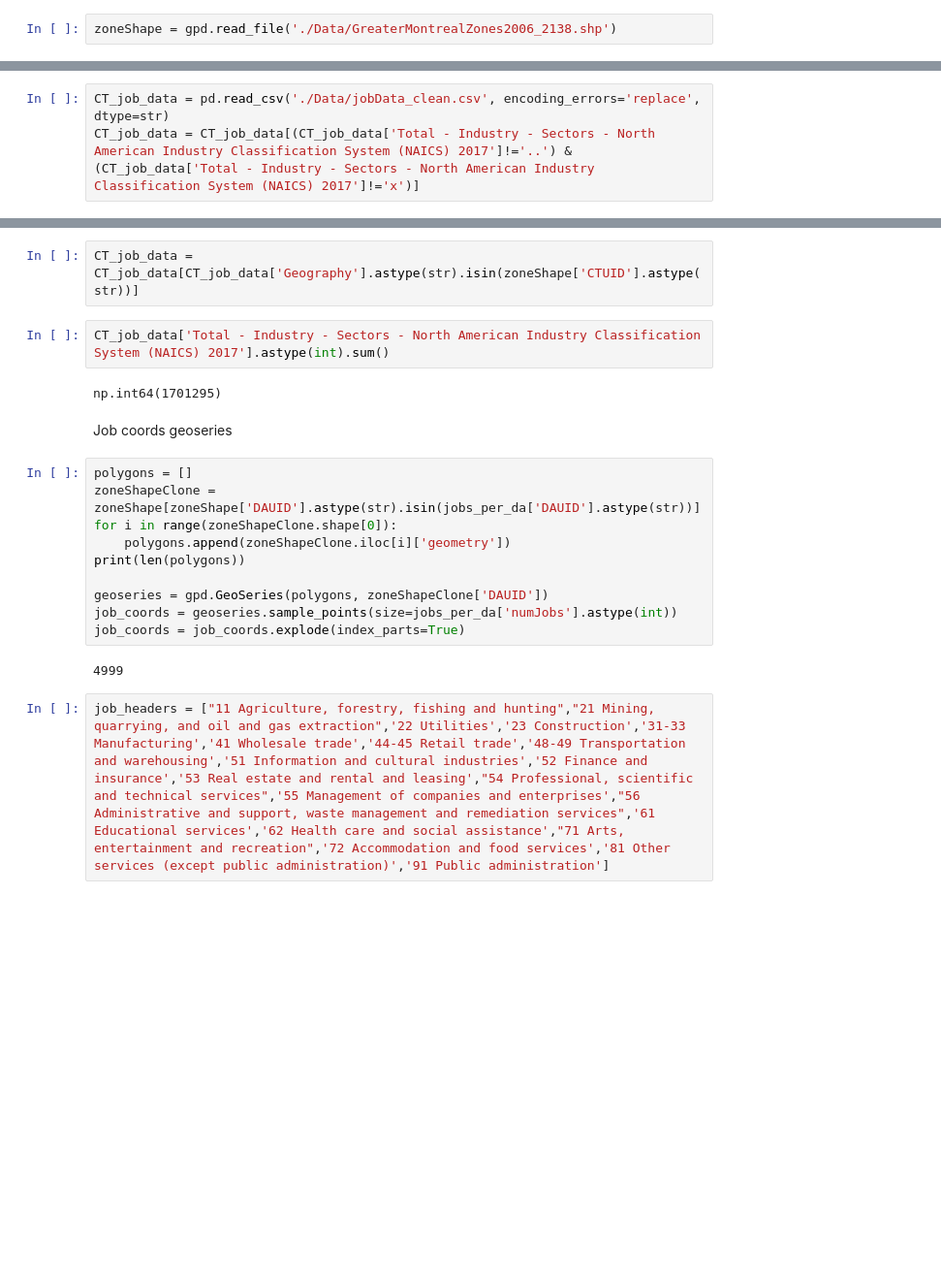
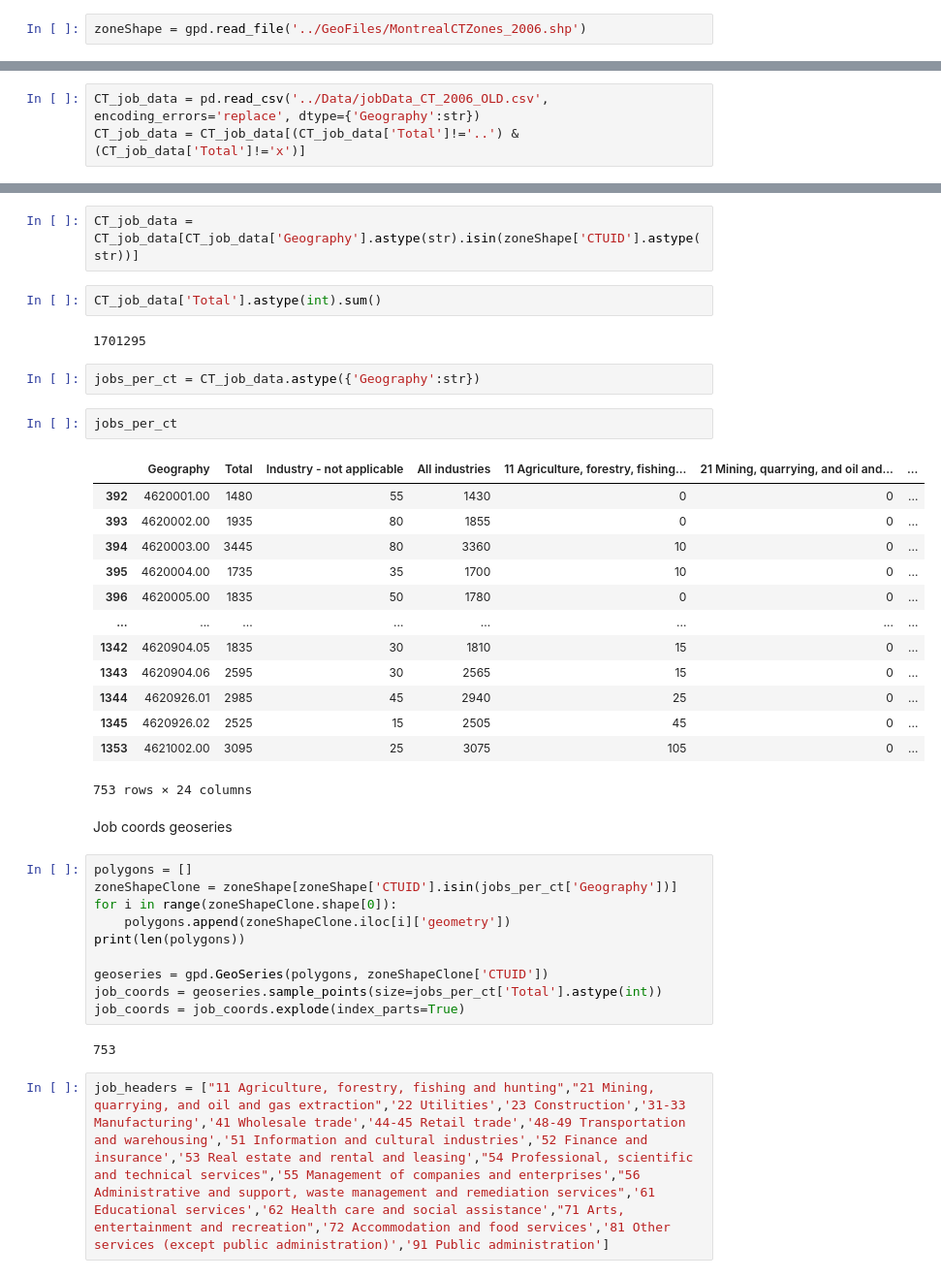
Before and after one commit to Poodleduff4/PopulationSynthesis, a Jupyter notebook: src/synthesize.ipynb, the cells around one changed output, grey strips where cells are left out. Shown: that part at 97% size. Saved outputs shown, nothing was run; the diff lists cells and outputs as text; blank space fills up the shorter version.

```diff
--- a/src/synthesize.ipynb
+++ b/src/synthesize.ipynb
@@ -123,5 +150,5 @@ dwelling_counts = pd.read_csv('./Data/DwellingTypesByZone2006.csv')
 # %%
-zoneShape = gpd.read_file('./Data/GreaterMontrealZones2006_2138.shp')
+zoneShape = gpd.read_file('../GeoFiles/MontrealCTZones_2006.shp')
 # %%
 dwelling_counts = dwelling_counts[dwelling_counts['Geography'].astype(str).isin(zoneShape['CTUID'].astype(str))]
 dwelling_counts = dwelling_counts.reset_index(drop=True)
@@ -279,5 +324,5 @@ tmpJobData.to_csv('./jobData_clean.csv', index=False)
 # %% [markdown]
 READ CLEAN FILE BY CT ZONE AND FILTER
 # %%
-CT_job_data = pd.read_csv('./Data/jobData_clean.csv', encoding_errors='replace', dtype=str)
-CT_job_data = CT_job_data[(CT_job_data['Total - Industry - Sectors - North American Industry Classification System (NAICS) 2017']!='..') & (CT_job_data['Total - Industry - Sectors - North American Industry Classification System (NAICS) 2017']!='x')]
+CT_job_data = pd.read_csv('../Data/jobData_CT_2006_OLD.csv', encoding_errors='replace', dtype={'Geography':str})
+CT_job_data = CT_job_data[(CT_job_data['Total']!='..') & (CT_job_data['Total']!='x')]
@@ -286,23 +335,41 @@ only jobs in interested zones
 # %%
 CT_job_data = CT_job_data[CT_job_data['Geography'].astype(str).isin(zoneShape['CTUID'].astype(str))]
 # %%
-CT_job_data['Total - Industry - Sectors - North American Industry Classification System (NAICS) 2017'].astype(int).sum()
+CT_job_data['Total'].astype(int).sum()
 # %% [output]
-np.int64(1701295)
+1701295
+# %%
+jobs_per_ct = CT_job_data.astype({'Geography':str})
+# %%
+jobs_per_ct
+# %% [output]
+|  | Geography | Total | Industry - not applicable | All industries | 11 Agriculture, forestry, fishing... | 21 Mining, quarrying, and oil and... | ... |
+| 392 | 4620001.00 | 1480 | 55 | 1430 | 0 | 0 | ... |
+| 393 | 4620002.00 | 1935 | 80 | 1855 | 0 | 0 | ... |
+| 394 | 4620003.00 | 3445 | 80 | 3360 | 10 | 0 | ... |
+| 395 | 4620004.00 | 1735 | 35 | 1700 | 10 | 0 | ... |
+| 396 | 4620005.00 | 1835 | 50 | 1780 | 0 | 0 | ... |
+| ... | ... | ... | ... | ... | ... | ... | ... |
+| 1342 | 4620904.05 | 1835 | 30 | 1810 | 15 | 0 | ... |
+| 1343 | 4620904.06 | 2595 | 30 | 2565 | 15 | 0 | ... |
+| 1344 | 4620926.01 | 2985 | 45 | 2940 | 25 | 0 | ... |
+| 1345 | 4620926.02 | 2525 | 15 | 2505 | 45 | 0 | ... |
+| 1353 | 4621002.00 | 3095 | 25 | 3075 | 105 | 0 | ... |
+753 rows × 24 columns
 # %% [markdown]
 Job coords geoseries
 # %%
 polygons = []
-zoneShapeClone = zoneShape[zoneShape['DAUID'].astype(str).isin(jobs_per_da['DAUID'].astype(str))]
+zoneShapeClone = zoneShape[zoneShape['CTUID'].isin(jobs_per_ct['Geography'])]
 for i in range(zoneShapeClone.shape[0]):
     polygons.append(zoneShapeClone.iloc[i]['geometry'])
 print(len(polygons))
 
-geoseries = gpd.GeoSeries(polygons, zoneShapeClone['DAUID'])
-job_coords = geoseries.sample_points(size=jobs_per_da['numJobs'].astype(int))
+geoseries = gpd.GeoSeries(polygons, zoneShapeClone['CTUID'])
+job_coords = geoseries.sample_points(size=jobs_per_ct['Total'].astype(int))
 job_coords = job_coords.explode(index_parts=True)
 # %% [output]
-4999
+753
 # %%
 job_headers = ["11 Agriculture, forestry, fishing and hunting","21 Mining, quarrying, and oil and gas extraction",'22 Utilities','23 Construction','31-33 Manufacturing','41 Wholesale trade','44-45 Retail trade','48-49 Transportation and warehousing','51 Information and cultural industries','52 Finance and insurance','53 Real estate and rental and leasing',"54 Professional, scientific and technical services",'55 Management of companies and enterprises',"56 Administrative and support, waste management and remediation services",'61 Educational services','62 Health care and social assistance',"71 Arts, entertainment and recreation",'72 Accommodation and food services','81 Other services (except public administration)','91 Public administration']
 # %%
```
Also changed, not shown: parts of 30 cells of this notebook, 14 other files.
